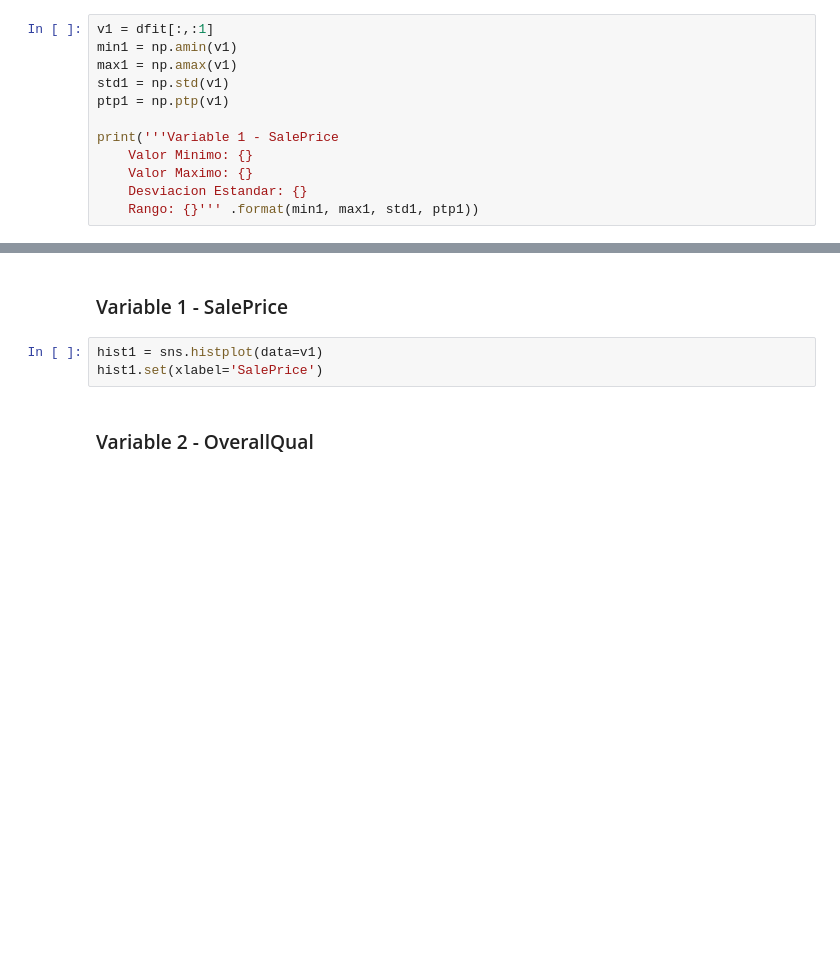
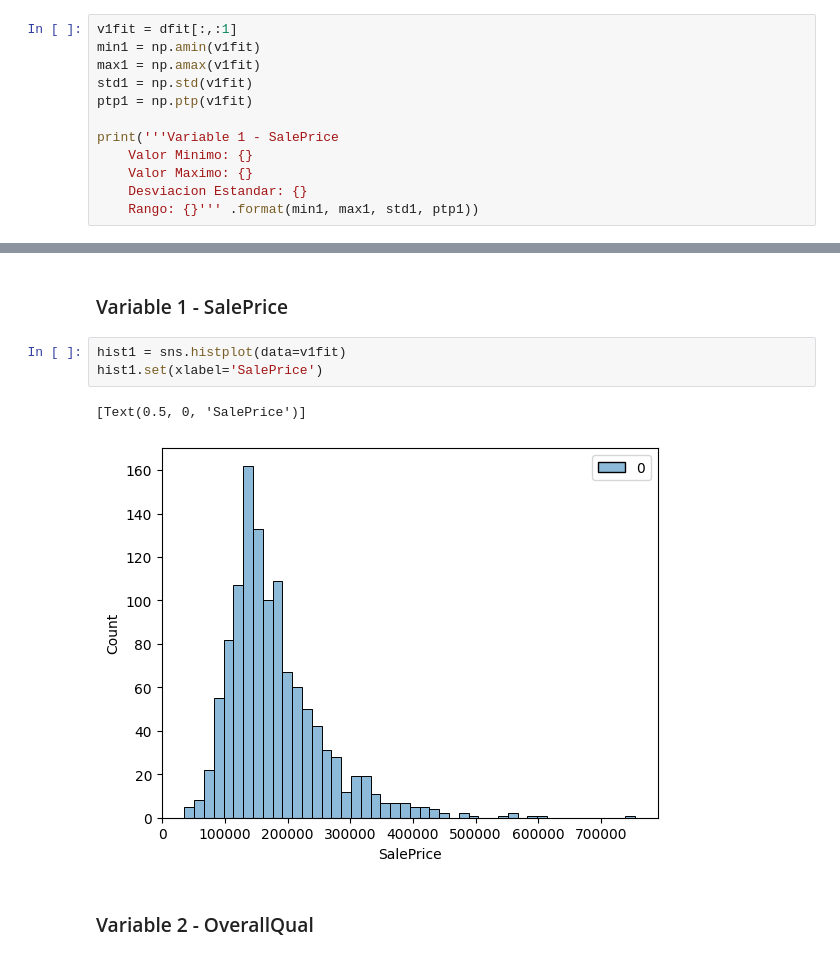
Before and after one commit to jking2410/Proyecto1, a Jupyter notebook: Proyecto1_JosueKing.ipynb, the cells around one changed output, grey strips where cells are left out. Drawn from its saved outputs; the diff is of its cells as text; blank space fills up the shorter version.

```diff
--- a/Proyecto1_JosueKing.ipynb
+++ b/Proyecto1_JosueKing.ipynb
@@ -16,11 +16,11 @@ dtest = ds[1168:]
 # %% [markdown]
 ### Variable 1 - SalePrice
 # %%
-v1 = dfit[:,:1]
-min1 = np.amin(v1)
-max1 = np.amax(v1)
-std1 = np.std(v1)
-ptp1 = np.ptp(v1)
+v1fit = dfit[:,:1]
+min1 = np.amin(v1fit)
+max1 = np.amax(v1fit)
+std1 = np.std(v1fit)
+ptp1 = np.ptp(v1fit)
 
 print('''Variable 1 - SalePrice
     Valor Minimo: {}
@@ -102,8 +138,11 @@ print('''Variable 6 - LotFrontage:
 # %% [markdown]
 ### Variable 1 - SalePrice
 # %%
-hist1 = sns.histplot(data=v1)
+hist1 = sns.histplot(data=v1fit)
 hist1.set(xlabel='SalePrice')
+# %% [output]
+[Text(0.5, 0, 'SalePrice')]
+[figure, added]
 # %% [markdown]
 ### Variable 2 - OverallQual
 # %%
```
Also changed, not shown: parts of 26 cells of this notebook.
